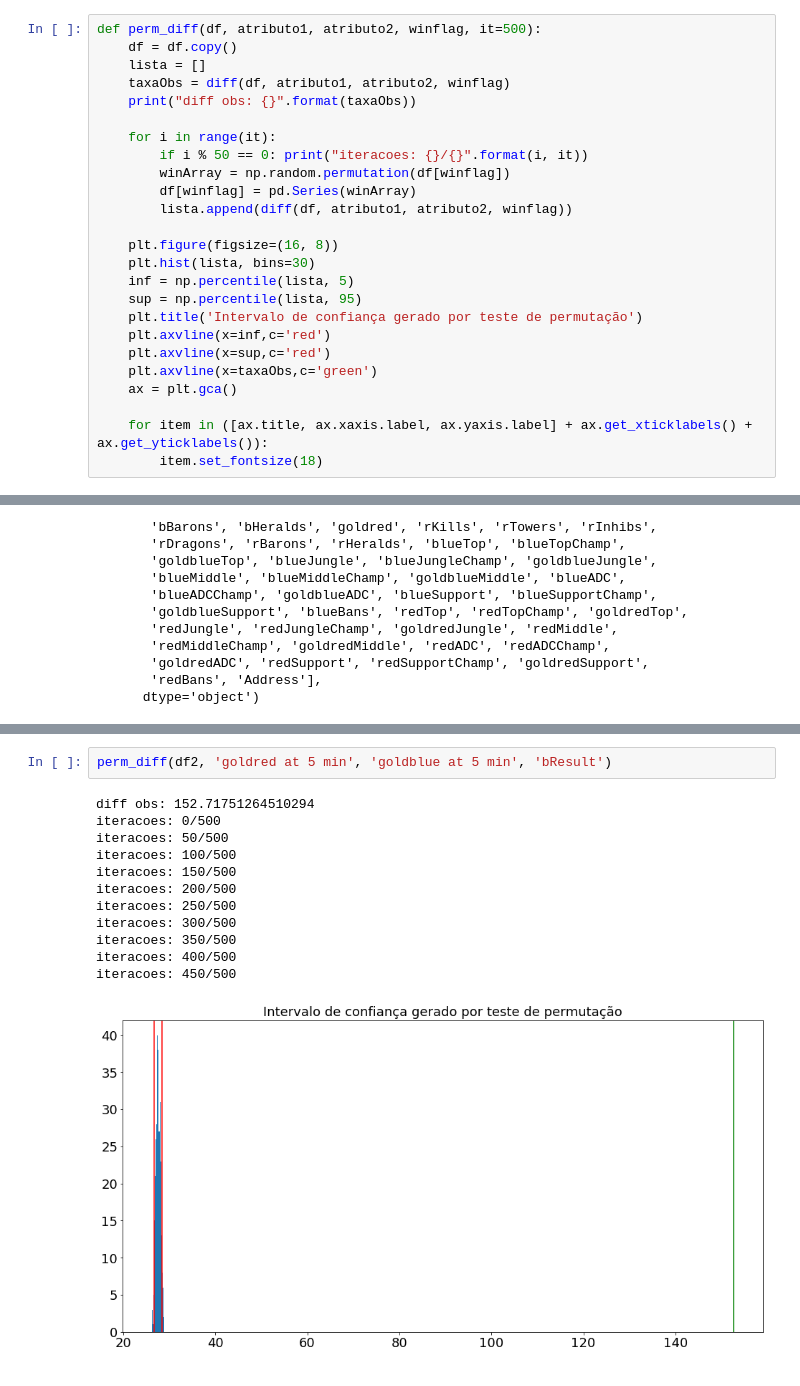
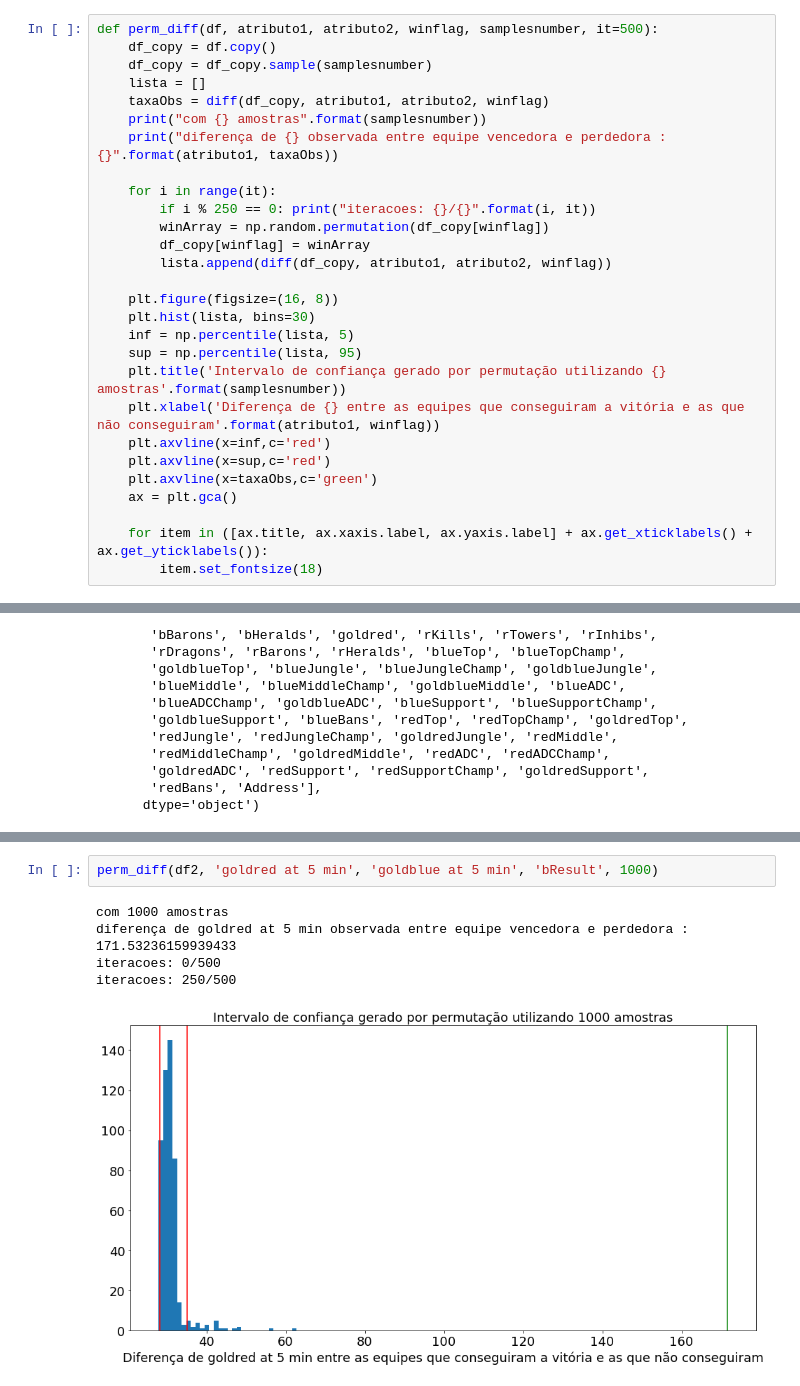
Before and after one commit to guilhermepoluc/league-of-legends-analysis-icd, a Jupyter notebook: testes.ipynb, the cells around one changed output, grey strips where cells are left out. Drawn from its saved outputs; the diff is of its cells as text.

Commit message:
adaptação ao número de amostras e explicações

```diff
--- a/testes.ipynb
+++ b/testes.ipynb
@@ -81,21 +79,24 @@ def diff(df, atributo1, atributo2, winflag):
 # %%
-def perm_diff(df, atributo1, atributo2, winflag, it=500):
-    df = df.copy()
+def perm_diff(df, atributo1, atributo2, winflag, samplesnumber, it=500):
+    df_copy = df.copy()
+    df_copy = df_copy.sample(samplesnumber)
     lista = []
-    taxaObs = diff(df, atributo1, atributo2, winflag)
-    print("diff obs: {}".format(taxaObs))
+    taxaObs = diff(df_copy, atributo1, atributo2, winflag)
+    print("com {} amostras".format(samplesnumber))
+    print("diferença de {} observada entre equipe vencedora e perdedora : {}".format(atributo1, taxaObs))
 
     for i in range(it):
-        if i % 50 == 0: print("iteracoes: {}/{}".format(i, it))
-        winArray = np.random.permutation(df[winflag])
-        df[winflag] = pd.Series(winArray)
-        lista.append(diff(df, atributo1, atributo2, winflag))
+        if i % 250 == 0: print("iteracoes: {}/{}".format(i, it))
+        winArray = np.random.permutation(df_copy[winflag])
+        df_copy[winflag] = winArray
+        lista.append(diff(df_copy, atributo1, atributo2, winflag))
 
     plt.figure(figsize=(16, 8))
     plt.hist(lista, bins=30)
     inf = np.percentile(lista, 5)
     sup = np.percentile(lista, 95)
-    plt.title('Intervalo de confiança gerado por teste de permutação')
+    plt.title('Intervalo de confiança gerado por permutação utilizando {} amostras'.format(samplesnumber))
+    plt.xlabel('Diferença de {} entre as equipes que conseguiram a vitória e as que não conseguiram'.format(atributo1, winflag))
     plt.axvline(x=inf,c='red')
     plt.axvline(x=sup,c='red')
     plt.axvline(x=taxaObs,c='green')
@@ -149,16 +229,9 @@ Index(['goldred at 5 min', 'goldblue at 5 min', 'goldred at last min',
 # %%
-perm_diff(df2, 'goldred at 5 min', 'goldblue at 5 min', 'bResult')
+perm_diff(df2, 'goldred at 5 min', 'goldblue at 5 min', 'bResult', 1000)
 # %% [output]
-diff obs: 152.71751264510294
+com 1000 amostras
+diferença de goldred at 5 min observada entre equipe vencedora e perdedora : 171.53236159939433
 iteracoes: 0/500
-iteracoes: 50/500
-iteracoes: 100/500
-iteracoes: 150/500
-iteracoes: 200/500
 iteracoes: 250/500
-iteracoes: 300/500
-iteracoes: 350/500
-iteracoes: 400/500
-iteracoes: 450/500
-[figure, old version]
+[figure, new version]
 # %%
```
Also changed, not shown: parts of 36 cells of this notebook, 1 other file.
